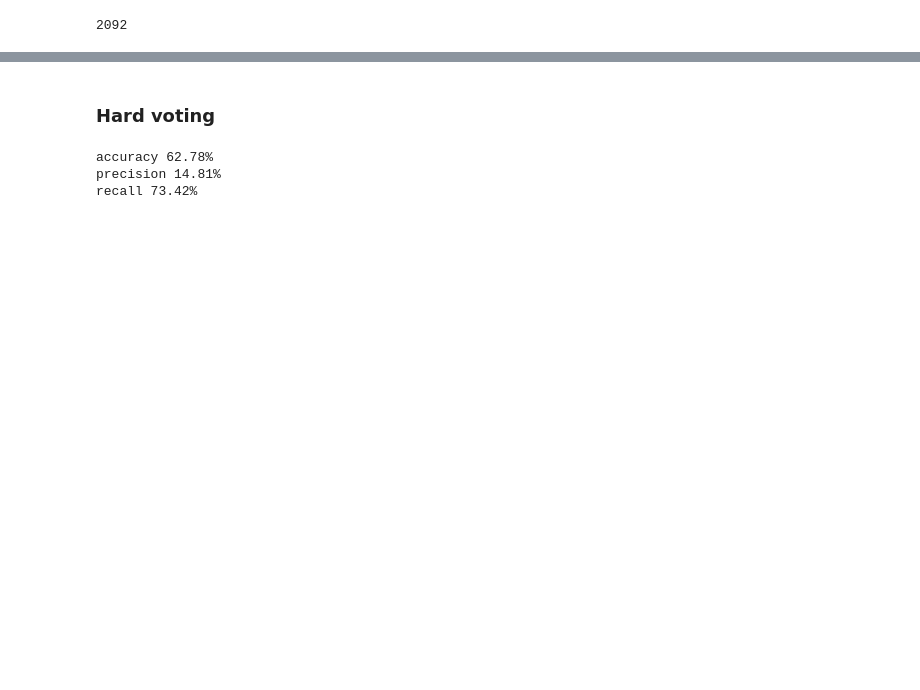
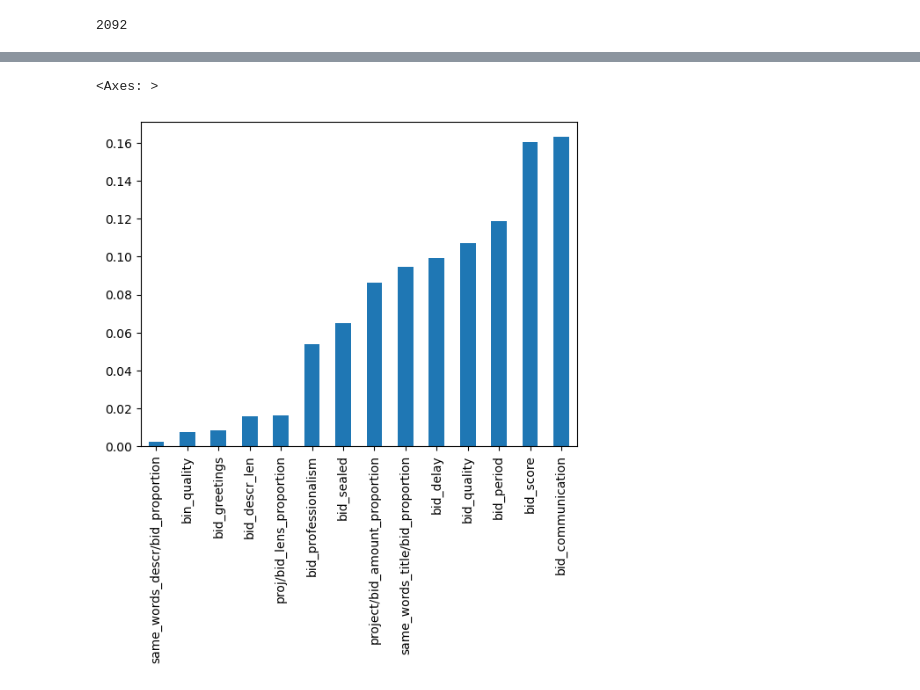
Before and after one commit to hanzo-hasashi-x/proposals-analyze, a Jupyter notebook: main.ipynb, the cells around one changed output, grey strips where cells are left out. Drawn from its saved outputs; the diff is of its cells as text; code cells hidden in the pictures; blank space fills up the shorter version.

```diff
--- a/main.ipynb
+++ b/main.ipynb
@@ -364,14 +325,10 @@ recall 91.14%
 # %%
-X = np.append(X_train, X_test, axis=0)
-y = np.append(y_train, y_test, axis=0)
-
-def get_accuracies(y,pred):
+def get_accuracies(y,pred,project_ids):
     top_accuracy, top_2_accuracy = [],[]
     for project_id in set(project_ids):
         indexes = project_ids == project_id
 
         if sum(indexes) < 10: continue
-        projects_n+=1
 
         y_project,pred_project = y[indexes], pred[indexes]
 
@@ -388,12 +345,12 @@ def get_accuracies(y,pred):
     return top_accuracy, top_2_accuracy
 # %%
 for model in trained_models:
-    pred = model.predict(X)
+    pred = model.predict_proba(X_test)[:, 1]
 
-    top_accuracy, top_2_accuracy = get_accuracies(y, pred)
+    top_accuracy, top_2_accuracy = get_accuracies(y_test, pred, test_project_ids)
 
     print('model name: {}, top accuracy: {:.2f}%, top 2 accuracy: {:.2f}%'.format(
         type(model).__name__,top_accuracy,top_2_accuracy))
 
-print('Projects test number', len(set(project_ids)))
+print('Projects test number', len(set(test_project_ids)))
 # %% [output]
@@ -460,0 +432,9 @@ recall 71.72%
+# %%
+from sklearn.ensemble import VotingClassifier
+
+vot_clf = VotingClassifier([(type(model).__name__, model) for model in trained_models],
+                           voting='soft')
+vot_clf.fit(X_train, y_train)
+
+pred = vot_clf.predict(X_test)
+get_metrics(y_test, pred)
@@ -461,12 +449,12 @@ recall 71.72%
 # %%
 from sklearn.model_selection import GridSearchCV
 
-svc = RandomForestClassifier(class_weight='balanced')
+svc = RandomForestClassifier(class_weight='balanced', n_estimators=1000)
 
 params_grid = [{"n_estimators": [5,20,100], "max_features": [2,4]},
                {"min_samples_leaf": [2,4], "max_depth": [2,3]}]
 
-grid_search_cv = RandomizedSearchCV(svc, params_grid, n_iter=10, verbose=2, cv=3, scoring='recall')
+grid_search_cv = RandomizedSearchCV(svc, params_grid, n_iter=10, verbose=2, cv=3, scoring='precision')
 grid_search_cv.fit(X_train, y_train)
 # %% [output]
 Fitting 3 folds for each of 10 candidates, totalling 30 fits
@@ -508,15 +497,9 @@ recall 81.82%
-# %% [markdown]
-### Hard voting
-# %%
-from sklearn.ensemble import VotingClassifier
-
-vot_clf = VotingClassifier([(type(model).__name__, model) for model in trained_models],
-                           voting='hard')
-vot_clf.fit(X_train, y_train)
-
-pred = vot_clf.predict(X_test)
-get_metrics(y_test, pred)
-# %% [output]
-accuracy 62.78%
-precision 14.81%
-recall 73.42%
+# %%
+rf = best_estimator
+
+forest_importances = pd.Series(rf.feature_importances_, index=X.columns)
+
+forest_importances.sort_values().plot.bar()
+# %% [output]
+<Axes: >
+[figure, added]
```
Also changed, not shown: parts of 66 cells of this notebook.
